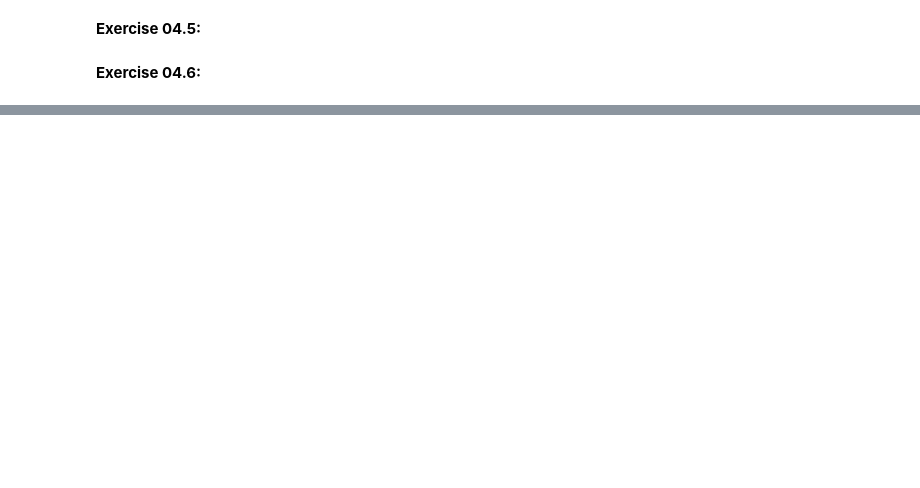
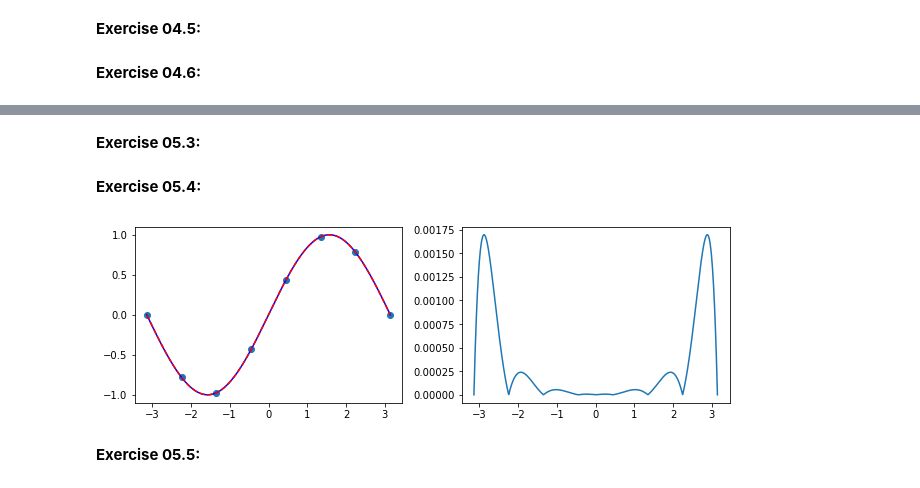
Before and after one commit to valenpe7/numerical_methods, a Jupyter notebook: _sources/tutorials/solutions.ipynb, the cells around one changed output, grey strips where cells are left out. Saved outputs shown, nothing was run; the diff lists cells and outputs as text; code cells hidden in the pictures; blank space fills up the shorter version.

```diff
--- a/_sources/tutorials/solutions.ipynb
+++ b/_sources/tutorials/solutions.ipynb
@@ -599,0 +644,46 @@ def power_iteration(A, max_it):
+# %% [markdown]
+**Exercise 05.3:**
+# %%
+def lagrange_interpolation(x, y):
+    """
+    Calculates a Lagrange interpolating polynomial.
+    Args:
+        x (array_like): X-coordinates of a set of datapoints
+        y (array_like): Y-coordinates of a set of datapoints
+    Returns:
+        numpy.poly1d: The Lagrange interpolating polynomial
+    """
+    n = x.size
+    L = np.poly1d(0)
+    for i in range(n):
+        F = np.poly1d(1)
+        for j in range(n):
+            if j != i:
+                F *= np.poly1d([1., -x[j]]) / (x[i] - x[j])
+        L += y[i] * F
+    return L
+# %% [markdown]
+**Exercise 05.4:**
+# %%
+# create a set of 8 uniformly spaced points from [-pi, pi]
+x_p = np.linspace(-np.pi, np.pi, 8)
+y_p = np.sin(x_p)
+
+# initialize an array on which the interpolation is evaluated
+x = np.linspace(np.min(x_p), np.max(x_p), 1000)
+
+# calculate the Lagnrange interpolating polynomial
+f = lagrange_interpolation(x_p, y_p)
+
+# plot the results
+fig, ax = plt.subplots(1, 2, figsize=(9, 3))
+ax[0].scatter(x_p, y_p)
+ax[0].plot(x, f(x), color="blue")
+ax[0].plot(x, np.sin(x), color="red", linestyle="--")
+ax[1].plot(x, np.abs(f(x) - np.sin(x)))
+fig.tight_layout()
+plt.show()
+# %% [output]
+[figure, added]
+# %% [markdown]
+**Exercise 05.5:**
```
Also changed, not shown: parts of 36 cells of this notebook, 14 other files.
